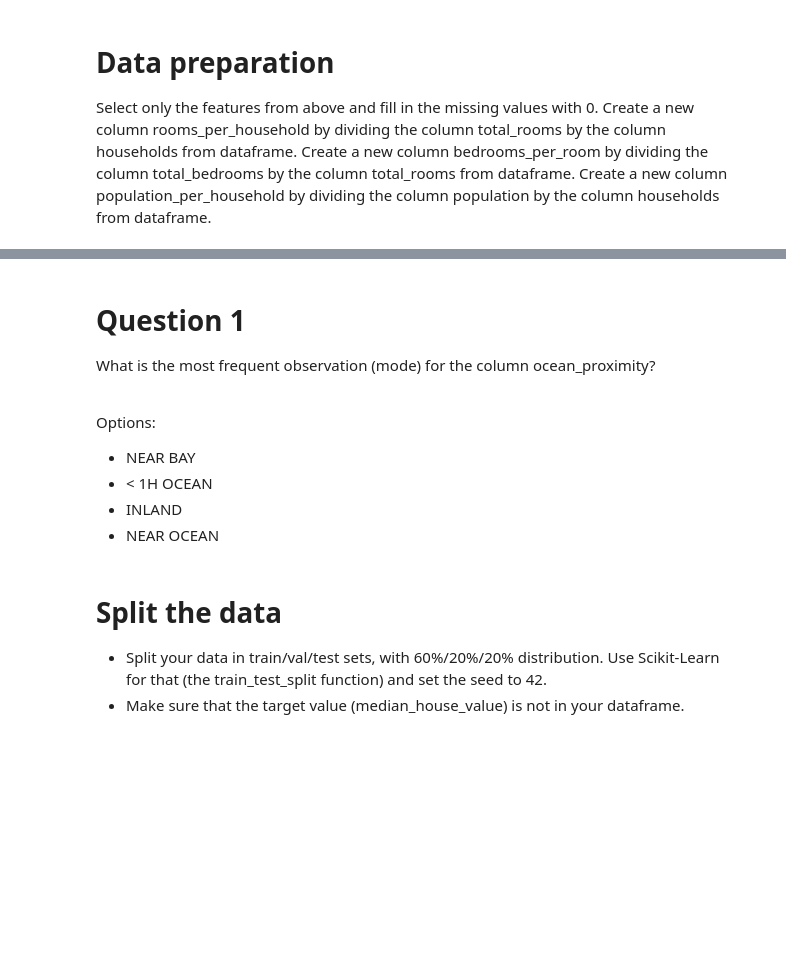
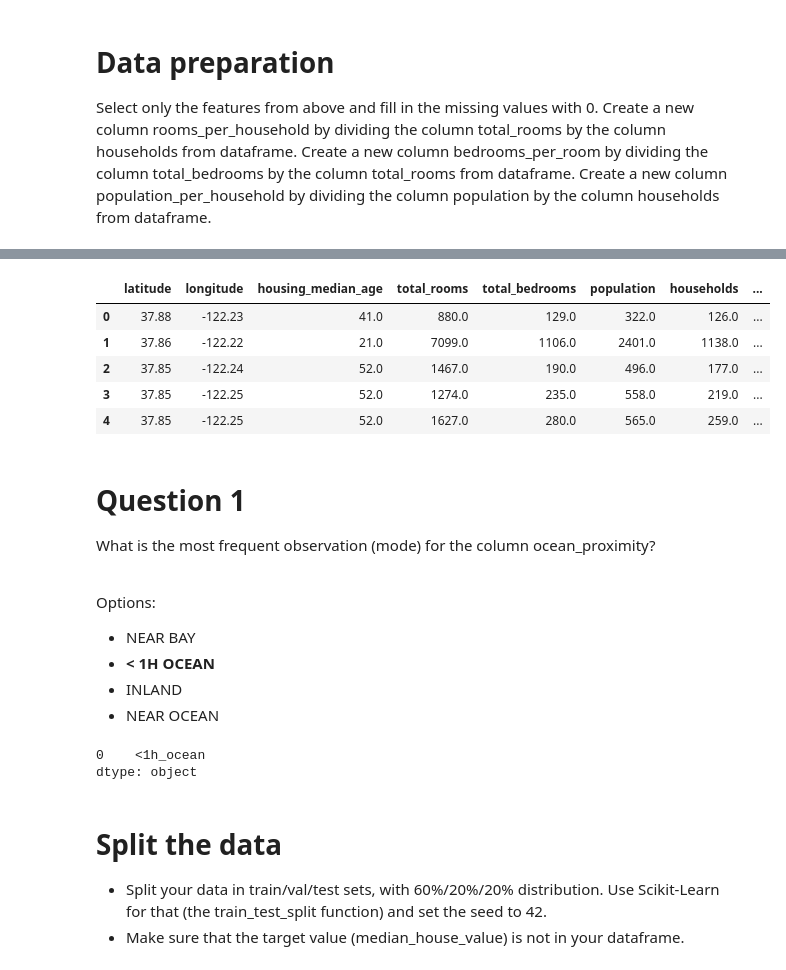
Before and after one commit to gregorywmorris/DPhi, a Jupyter notebook: Homework/MLZoomcampWeek4.ipynb, the cells around one changed output, grey strips where cells are left out. Cells and saved outputs as stored; diff of their text form; code cells hidden in the pictures; blank space fills up the shorter version.

```diff
--- a/Homework/MLZoomcampWeek4.ipynb
+++ b/Homework/MLZoomcampWeek4.ipynb
@@ -75,3 +133,14 @@ IndexError: ignored
+# %%
+df['bedrooms_per_room'] = df.total_bedrooms / df.total_rooms
+df['population_per_household'] =  df.population / df.households
+df.head()
+# %% [output]
+|  | latitude | longitude | housing_median_age | total_rooms | total_bedrooms | population | households | ... |
+| 0 | 37.88 | -122.23 | 41.0 | 880.0 | 129.0 | 322.0 | 126.0 | ... |
+| 1 | 37.86 | -122.22 | 21.0 | 7099.0 | 1106.0 | 2401.0 | 1138.0 | ... |
+| 2 | 37.85 | -122.24 | 52.0 | 1467.0 | 190.0 | 496.0 | 177.0 | ... |
+| 3 | 37.85 | -122.25 | 52.0 | 1274.0 | 235.0 | 558.0 | 219.0 | ... |
+| 4 | 37.85 | -122.25 | 52.0 | 1627.0 | 280.0 | 565.0 | 259.0 | ... |
 # %% [markdown]
 # Question 1
 What is the most frequent observation (mode) for the column ocean_proximity?
@@ -79,9 +148,14 @@ What is the most frequent observation (mode) for the column ocean_proximity?
 <br>Options:
 
 * NEAR BAY
-* < 1H OCEAN
+* **< 1H OCEAN**
 * INLAND
 * NEAR OCEAN
+# %%
+df.ocean_proximity.mode()
+# %% [output]
+0    <1h_ocean
+dtype: object
 # %% [markdown]
 # Split the data
 * Split your data in train/val/test sets, with 60%/20%/20% distribution.
```
Also changed, not shown: parts of 13 cells of this notebook.
